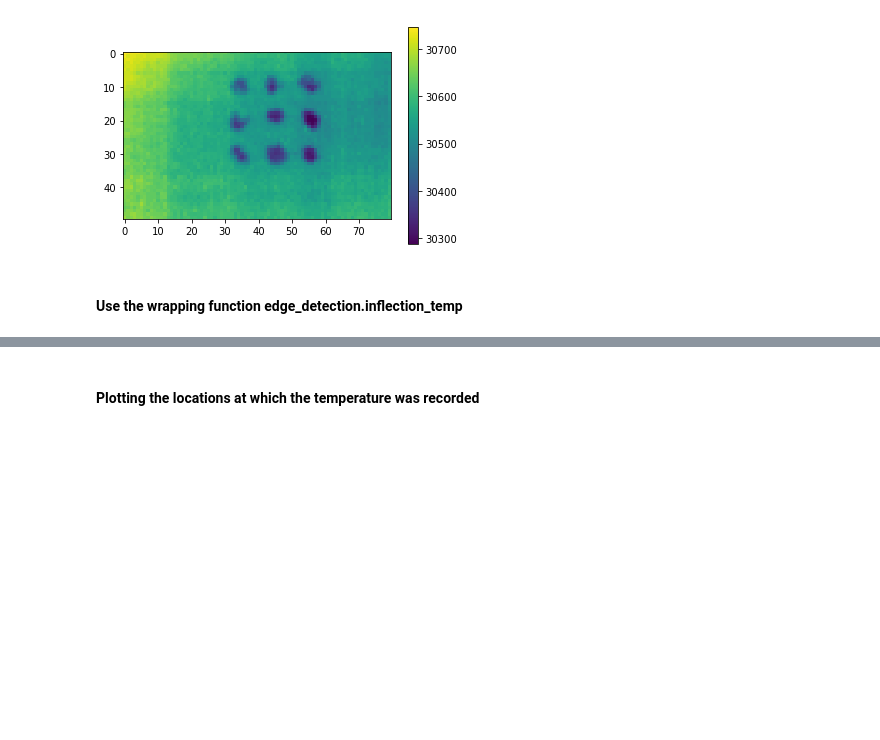
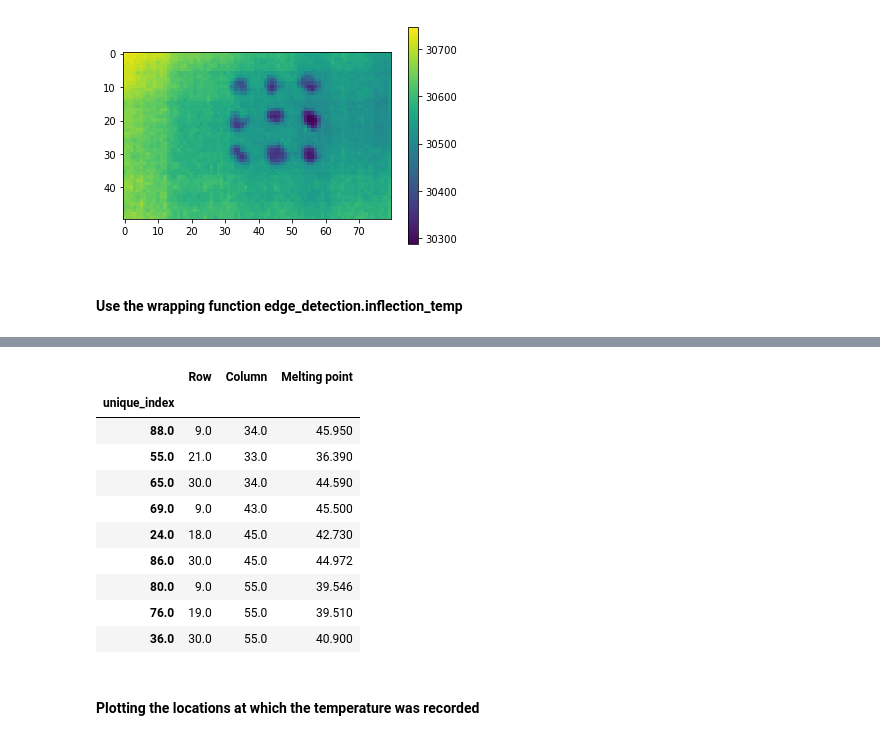
Before and after one commit to ng-git/musical-robot-ver2, a Jupyter notebook: examples/Tutorial.ipynb, the cells around one changed output, grey strips where cells are left out. Drawn from its saved outputs; the diff is of its cells as text; code cells hidden in the pictures; blank space fills up the shorter version.

```diff
--- a/examples/Tutorial.ipynb
+++ b/examples/Tutorial.ipynb
@@ -51,3 +52,18 @@ sorted_regprops[0]
+# %%
+# Dataframe containing sample coordinates and corresponding melting points
+m_df
+# %% [output]
+|  | Row | Column | Melting point |
+| unique_index |  |  |  |
+| 88.0 | 9.0 | 34.0 | 45.950 |
+| 55.0 | 21.0 | 33.0 | 36.390 |
+| 65.0 | 30.0 | 34.0 | 44.590 |
+| 69.0 | 9.0 | 43.0 | 45.500 |
+| 24.0 | 18.0 | 45.0 | 42.730 |
+| 86.0 | 30.0 | 45.0 | 44.972 |
+| 80.0 | 9.0 | 55.0 | 39.546 |
+| 76.0 | 19.0 | 55.0 | 39.510 |
+| 36.0 | 30.0 | 55.0 | 40.900 |
 # %% [markdown]
 #### Plotting the locations at which the temperature was recorded
 # %%
```
Also changed, not shown: parts of 7 cells of this notebook, 1 other file.
